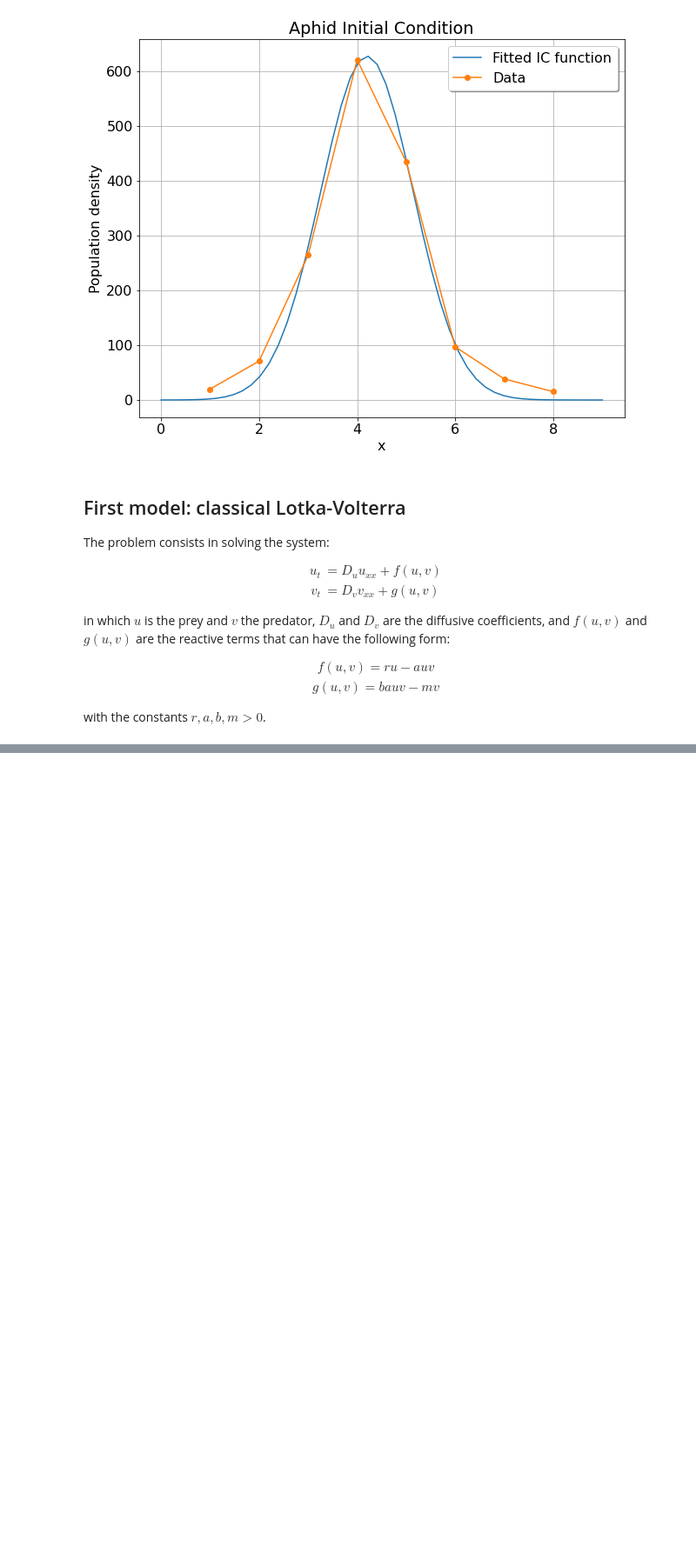
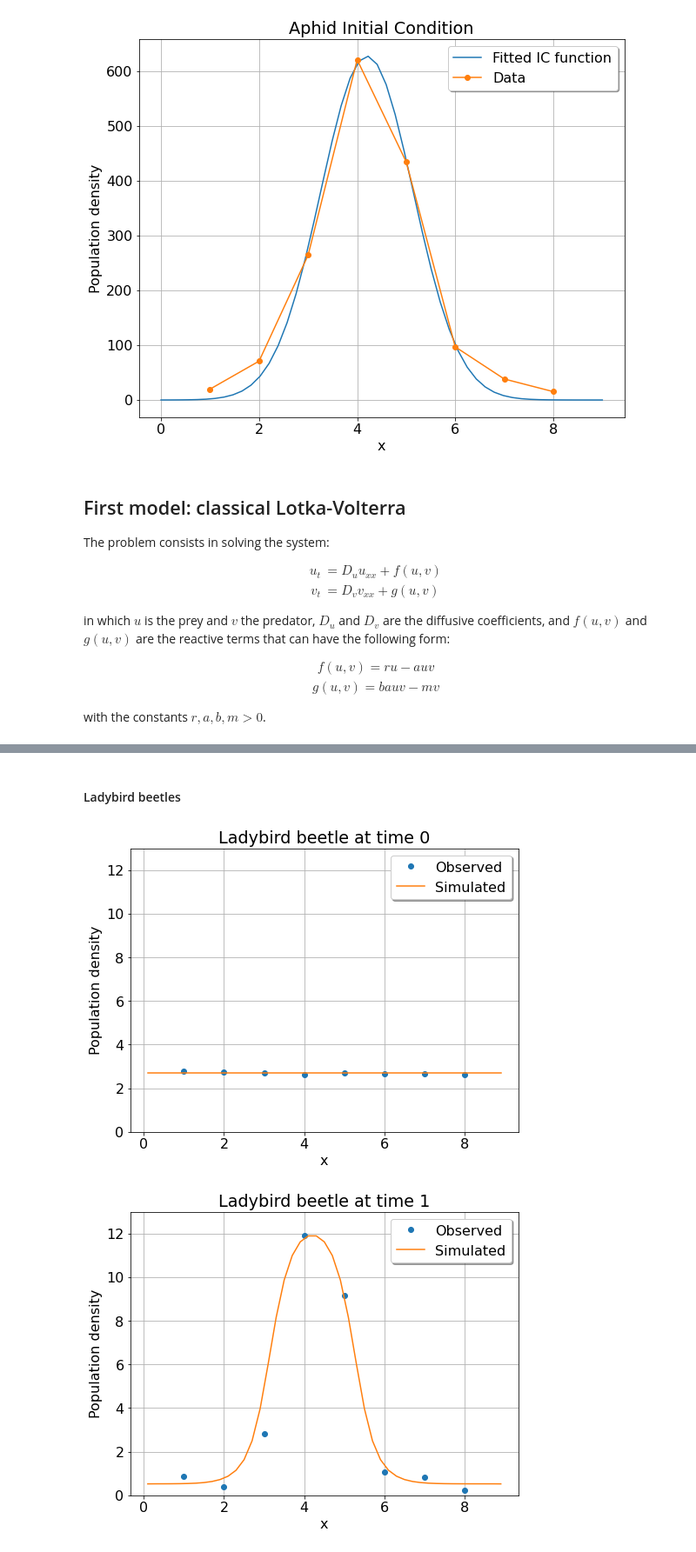
Before and after one commit to volpatto/pdeco, a Jupyter notebook: notebooks/aphid-ladybeetle.ipynb, the cells around one changed output, grey strips where cells are left out. Shown at 87% size. Cells and saved outputs as stored; diff of their text form; code cells hidden in the pictures; blank space fills up the shorter version.

```diff
--- a/notebooks/aphid-ladybeetle.ipynb
+++ b/notebooks/aphid-ladybeetle.ipynb
@@ -302,0 +376,22 @@ u_storage.data
+# %% [markdown]
+#### Ladybird beetles
+# %%
+for time_index, ladybeetle_simulation in enumerate(v_storage.data):
+    plt.figure(figsize=(8, 6))
+    plt.ylim([0, 13])
+
+    idx_for_observed = time_labels_dict[time_index]  # we skip time 1/4
+    ladybeetle_observed = ladybeetle_data[ladybeetle_data.time == idx_for_observed].copy()
+    plt.plot(ladybeetle_observed.x.values, ladybeetle_observed.density.values, 'o', label='Observed')
+    plt.plot(x_points, ladybeetle_simulation, '-', label='Simulated')
+
+    plt.xlabel('x')
+    plt.ylabel('Population density')
+    plt.title(f'Ladybird beetle at time {time_index}')
+
+    plt.grid(True)
+    plt.legend(shadow=True)
+    plt.show()
+# %% [output]
+[figure, added]
+[figure, added]
```
Also changed, not shown: parts of 12 cells of this notebook, 2 other files.
